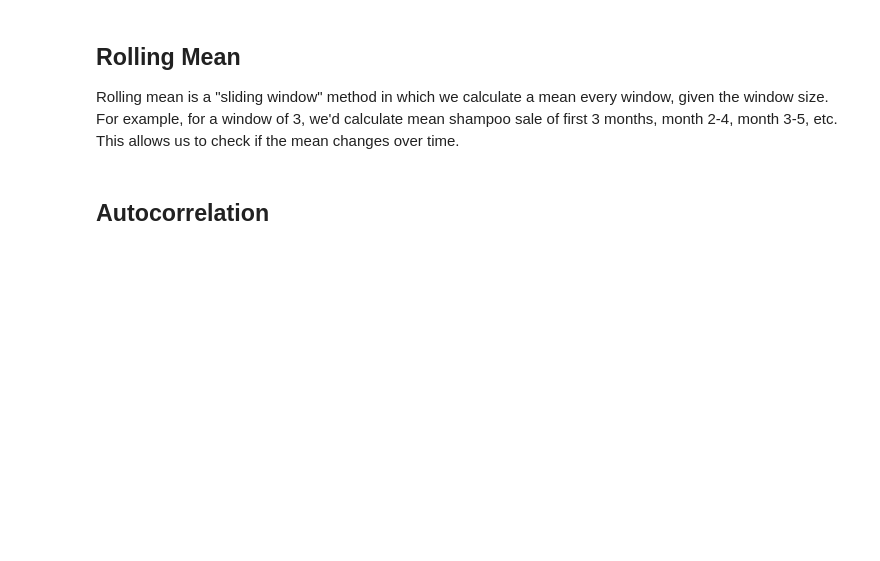
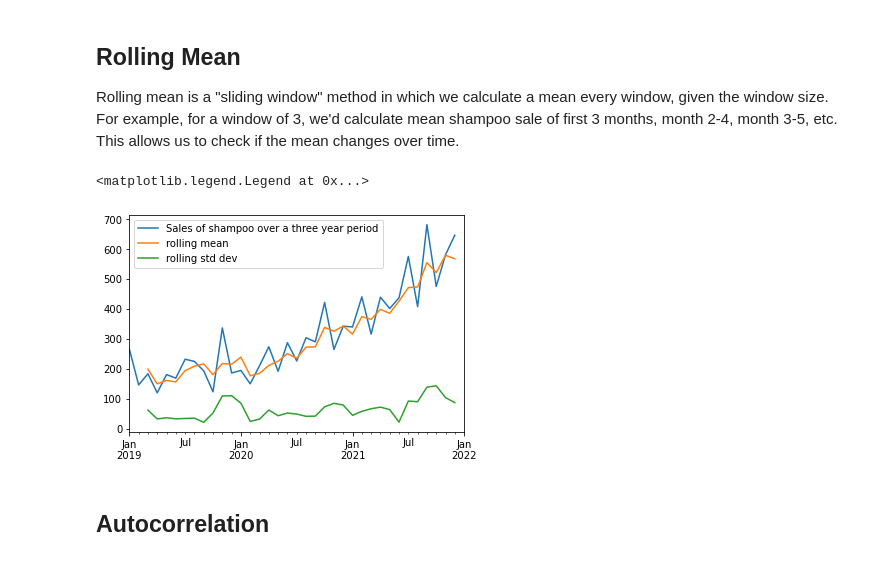
Before and after one commit to yunghanjeong/nyc-mhtn-ds-091420-lectures, a Jupyter notebook: Phase_4/Time_Series/Working With Time Series (Part 1)/Working with Time Series Data.ipynb, the cells around one changed output. Cells and saved outputs as stored; diff of their text form; code cells hidden in the pictures; blank space fills up the shorter version.

```diff
--- a/Phase_4/Time_Series/Working With Time Series (Part 1)/Working with Time Series Data.ipynb
+++ b/Phase_4/Time_Series/Working With Time Series (Part 1)/Working with Time Series Data.ipynb
@@ -144,12 +210,25 @@ One we have achieved stationarity the next step in fitting a model to address an
 ## Rolling Mean
 Rolling mean is a "sliding window" method in which we calculate a mean every window, given the window size. For example, for a window of 3, we'd calculate mean shampoo sale of first 3 months, month 2-4, month 3-5, etc. This allows us to check if the mean changes over time.
 # %%
+shampoo
+means = shampoo.rolling(3).mean()
+means.columns = ["rolling mean"]
+stds = shampoo.rolling(3).std()
+stds.columns = ["rolling std dev"]
 # exercise
+
+fig, ax = plt.subplots()
+shampoo.plot(ax=ax, legend = "sales price")
 
 # calculate the rolling mean & std with a window of 3 and plot the origin shampoo dataset, rolling mean,
 # rolling std together
-
+means.plot(ax=ax)
+stds.plot(ax=ax)
+plt.legend()
 # your code here
+# %% [output]
+<matplotlib.legend.Legend at 0x...>
+[figure, added]
 # %% [markdown]
 ## Autocorrelation
 # %% [markdown]
```
Also changed, not shown: parts of 15 cells of this notebook, 2 other files.
